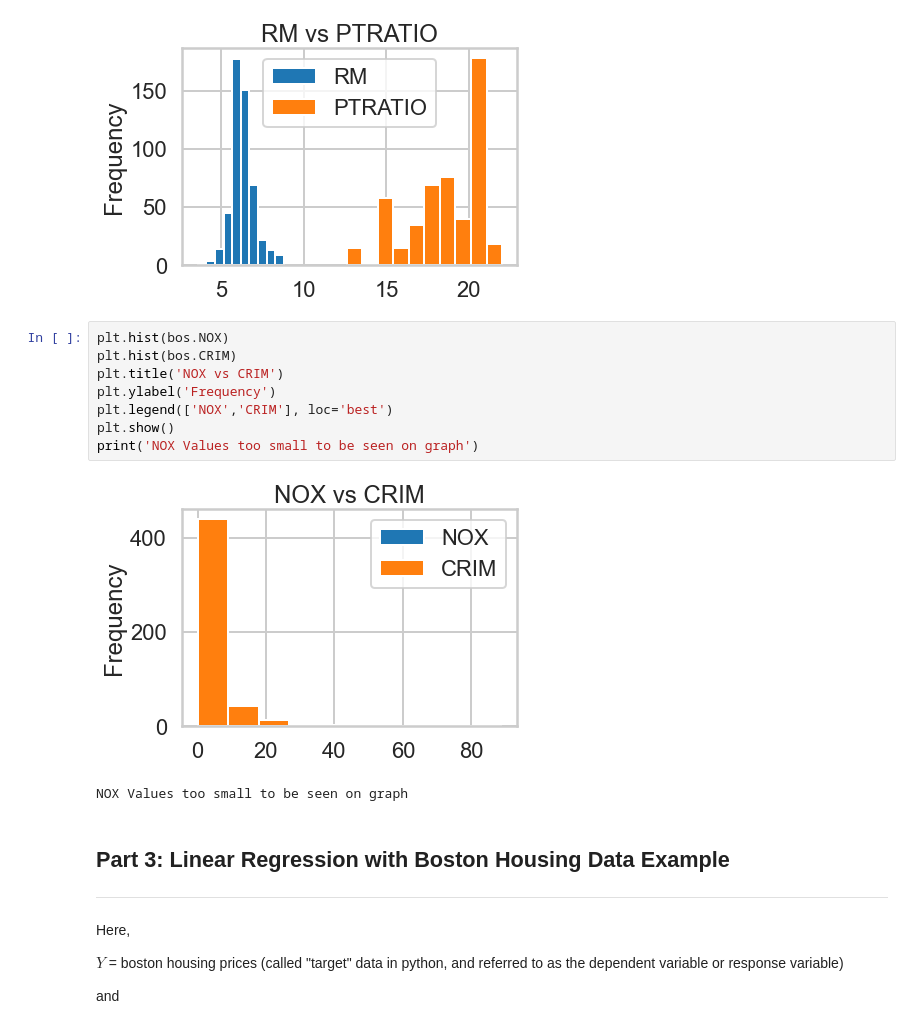
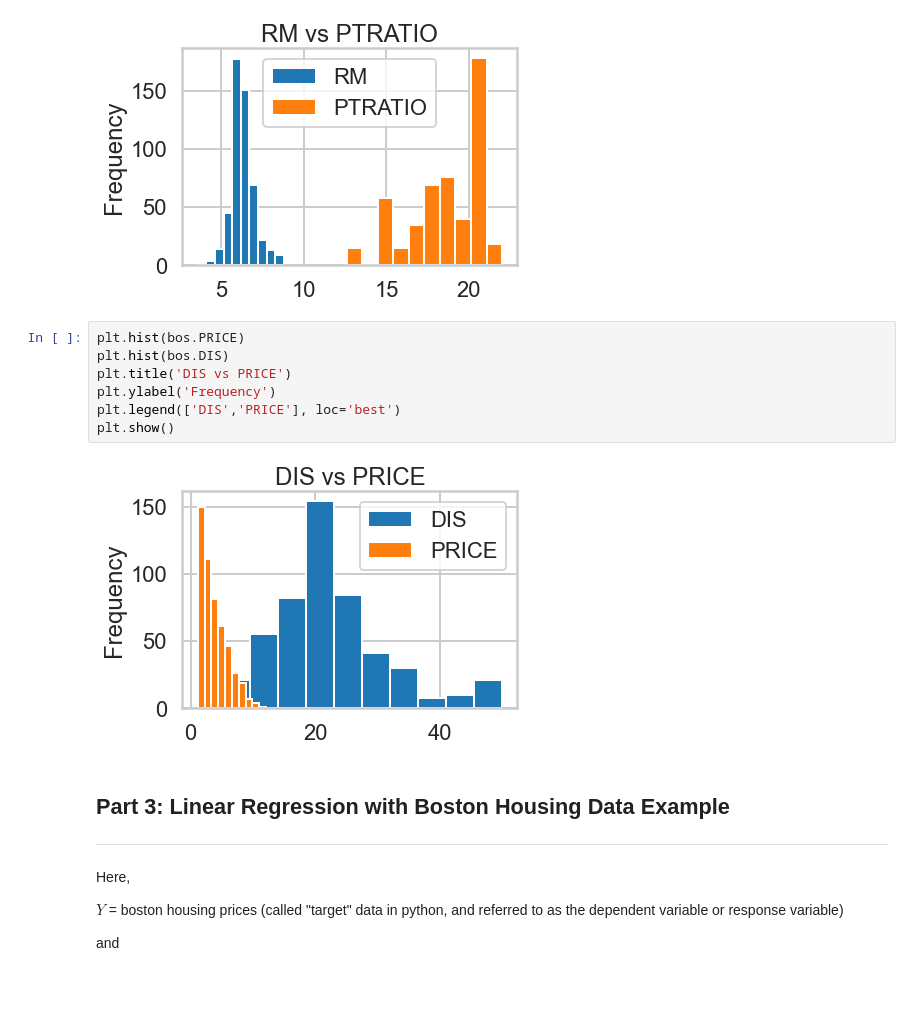
Before and after one commit to nnair12/mec-mini-projects, a Jupyter notebook: mec-11.4.1-linear-regression-mini-project/Mini_Project_Linear_Regression.ipynb, the cells around one changed output. Saved outputs shown, nothing was run; the diff lists cells and outputs as text; blank space fills up the shorter version.

```diff
--- a/mec-11.4.1-linear-regression-mini-project/Mini_Project_Linear_Regression.ipynb
+++ b/mec-11.4.1-linear-regression-mini-project/Mini_Project_Linear_Regression.ipynb
@@ -357,16 +362,14 @@ plt.show()
 # %% [output]
 [figure]
 # %%
-plt.hist(bos.NOX)
-plt.hist(bos.CRIM)
-plt.title('NOX vs CRIM')
+plt.hist(bos.PRICE)
+plt.hist(bos.DIS)
+plt.title('DIS vs PRICE')
 plt.ylabel('Frequency')
-plt.legend(['NOX','CRIM'], loc='best')
+plt.legend(['DIS','PRICE'], loc='best')
 plt.show()
-print('NOX Values too small to be seen on graph')
 # %% [output]
-[figure, old version]
+[figure, new version]
-NOX Values too small to be seen on graph
 # %% [markdown]
 ## Part 3: Linear Regression with Boston Housing Data Example
 ***
```
Also changed, not shown: parts of 29 cells of this notebook.
